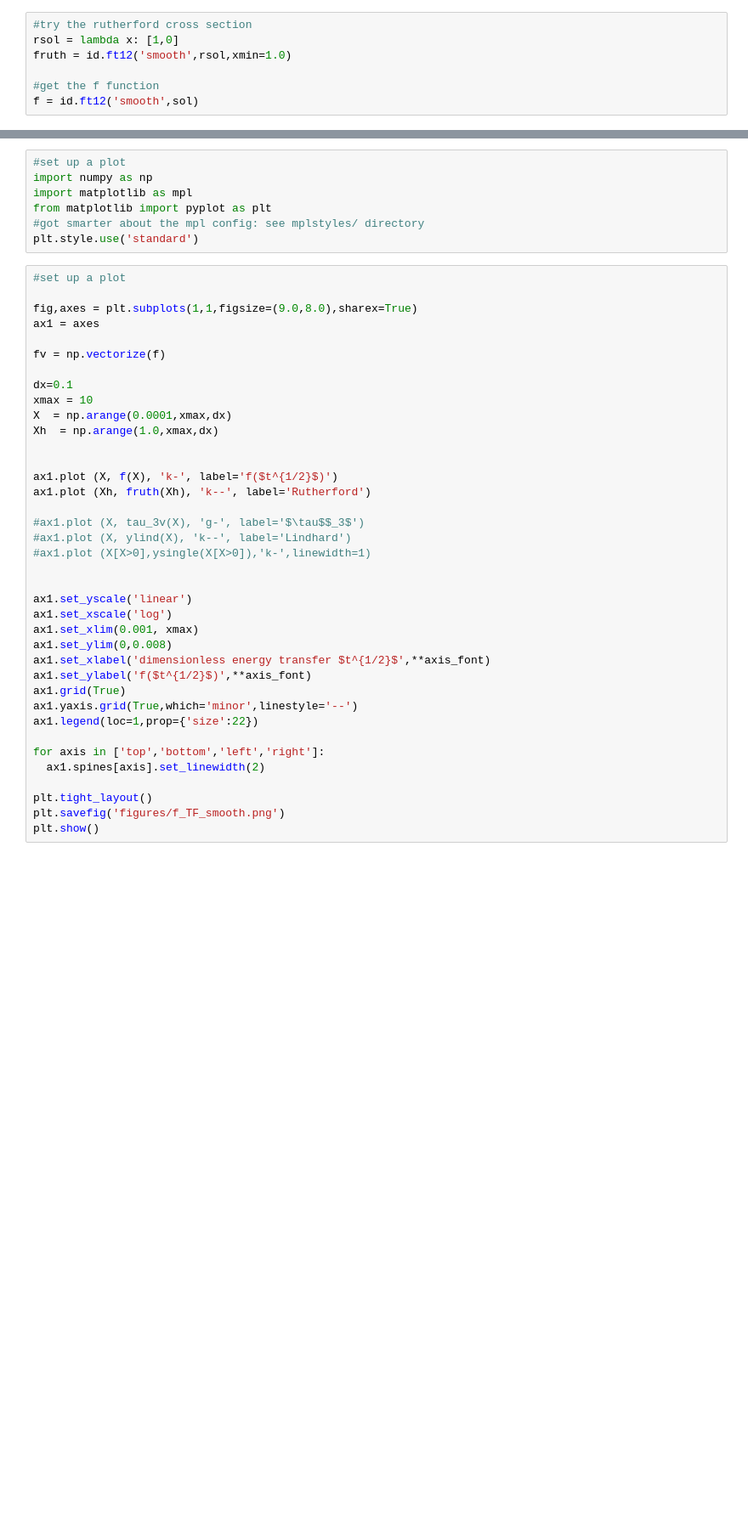
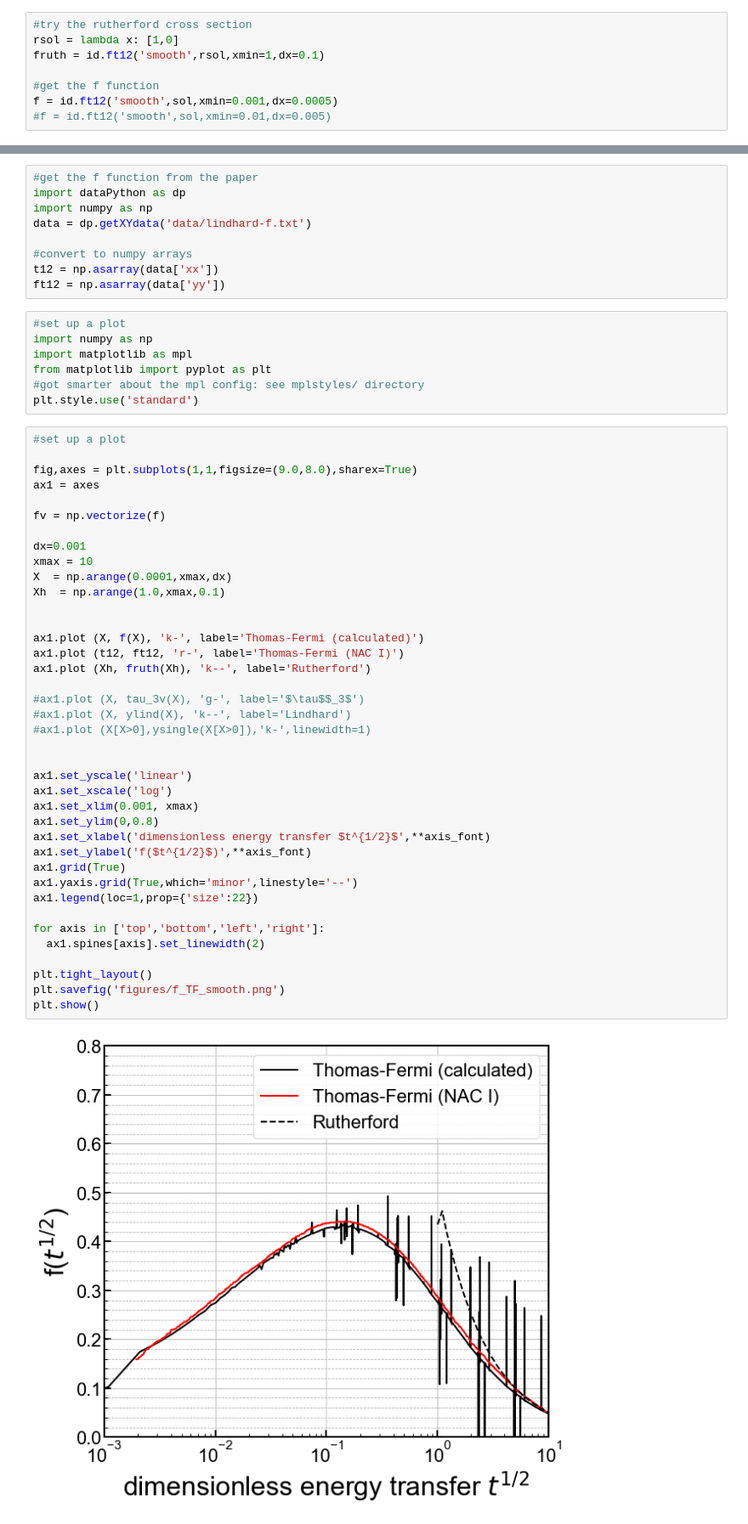
Before and after one commit to villaa/nrFano_Constraint, a Jupyter notebook: TF_f12_solve_smooth.ipynb, the cells around one changed output, grey strips where cells are left out. Shown at 85% size. Saved outputs shown, nothing was run; the diff lists cells and outputs as text; blank space fills up the shorter version.

```diff
--- a/TF_f12_solve_smooth.ipynb
+++ b/TF_f12_solve_smooth.ipynb
@@ -15,10 +24,11 @@ print(g_approx(1))
 # %%
 #try the rutherford cross section
 rsol = lambda x: [1,0]
-fruth = id.ft12('smooth',rsol,xmin=1.0)
+fruth = id.ft12('smooth',rsol,xmin=1,dx=0.1)
 
 #get the f function
-f = id.ft12('smooth',sol)
+f = id.ft12('smooth',sol,xmin=0.001,dx=0.0005)
+#f = id.ft12('smooth',sol,xmin=0.01,dx=0.005)
 # %%
 print(f(1))
 print(fruth(1))
@@ -25,3 +38,12 @@ print(fruth(1))
+# %%
+#get the f function from the paper
+import dataPython as dp
+import numpy as np
+data = dp.getXYdata('data/lindhard-f.txt')
+
+#convert to numpy arrays
+t12 = np.asarray(data['xx'])
+ft12 = np.asarray(data['yy'])
 # %%
 #set up a plot
 import numpy as np
@@ -36,34 +58,37 @@ fig,axes = plt.subplots(1,1,figsize=(9.0,8.0),sharex=True)
 ax1 = axes
 
 fv = np.vectorize(f)
 
-dx=0.1
+dx=0.001
 xmax = 10
 X  = np.arange(0.0001,xmax,dx)
-Xh  = np.arange(1.0,xmax,dx)
+Xh  = np.arange(1.0,xmax,0.1)
 
 
-ax1.plot (X, f(X), 'k-', label='f($t^{1/2}$)')
+ax1.plot (X, f(X), 'k-', label='Thomas-Fermi (calculated)')
+ax1.plot (t12, ft12, 'r-', label='Thomas-Fermi (NAC I)')
 ax1.plot (Xh, fruth(Xh), 'k--', label='Rutherford')
 
 #ax1.plot (X, tau_3v(X), 'g-', label='$\tau$$_3$')
 #ax1.plot (X, ylind(X), 'k--', label='Lindhard')
 #ax1.plot (X[X>0],ysingle(X[X>0]),'k-',linewidth=1)
 
 
 ax1.set_yscale('linear')
 ax1.set_xscale('log')
 ax1.set_xlim(0.001, xmax)
-ax1.set_ylim(0,0.008)
+ax1.set_ylim(0,0.8)
 ax1.set_xlabel('dimensionless energy transfer $t^{1/2}$',**axis_font)
 ax1.set_ylabel('f($t^{1/2}$)',**axis_font)
 ax1.grid(True)
 ax1.yaxis.grid(True,which='minor',linestyle='--')
 ax1.legend(loc=1,prop={'size':22})
 
 for axis in ['top','bottom','left','right']:
   ax1.spines[axis].set_linewidth(2)
 
 plt.tight_layout()
 plt.savefig('figures/f_TF_smooth.png')
 plt.show()
+# %% [output]
+[figure, added]
```
Also changed, not shown: parts of 4 cells of this notebook, 9 other files.
